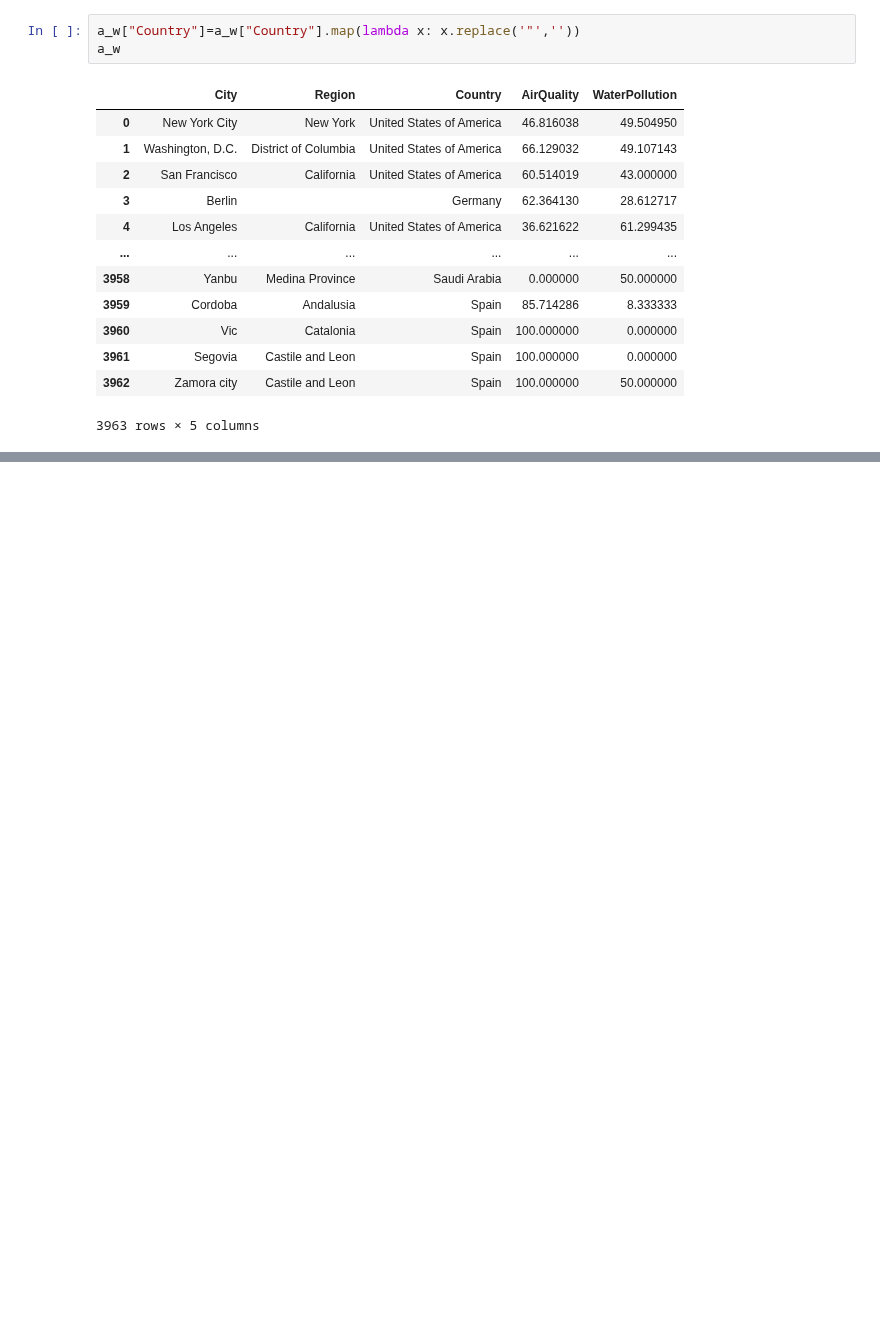
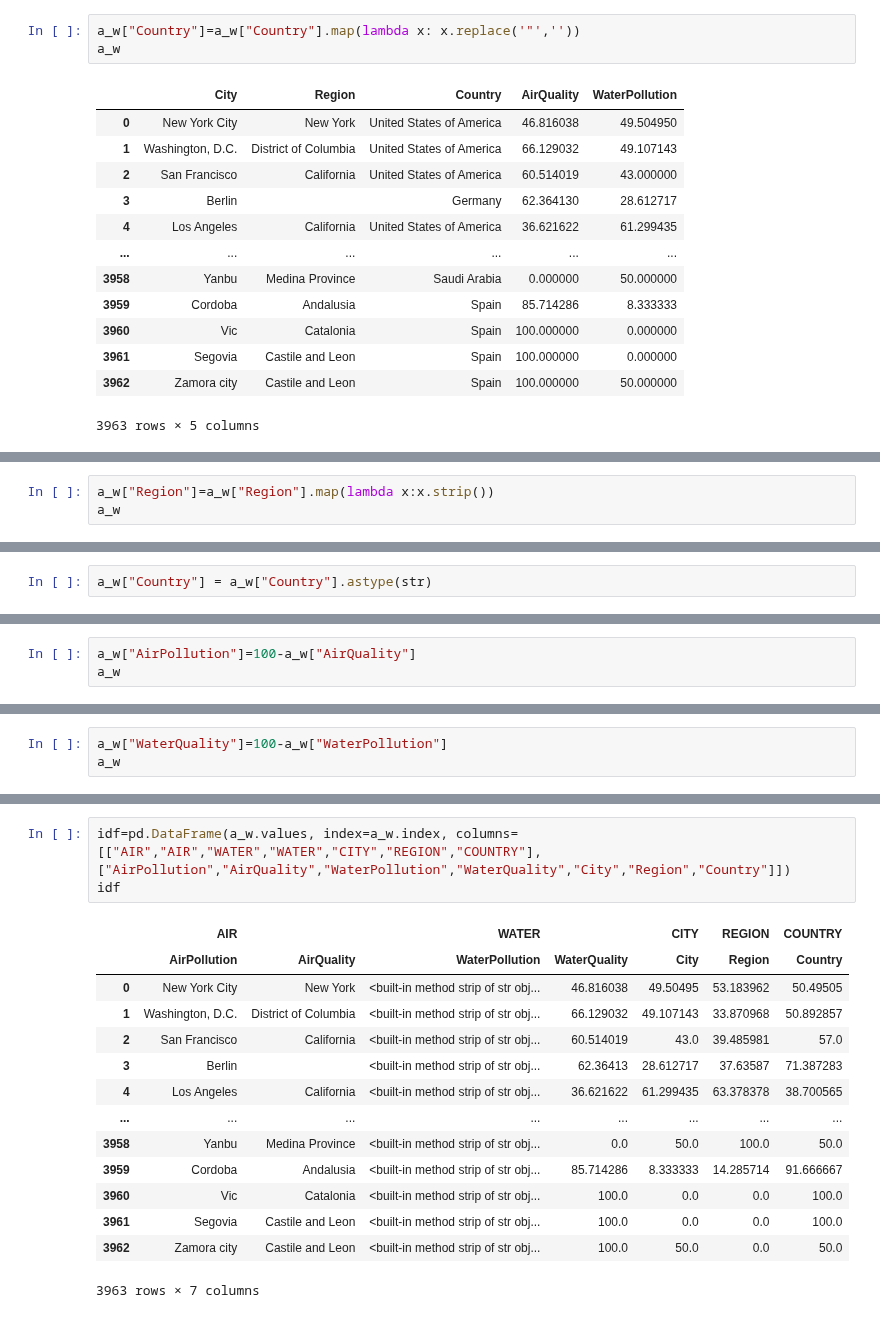
Before and after one commit to baxronovferuz1/DataScience_Np, a Jupyter notebook: data_processing.ipynb, the cells around one changed output, grey strips where cells are left out. Drawn from its saved outputs; the diff is of its cells as text; blank space fills up the shorter version.

Commit message:
indexing

```diff
--- a/data_processing.ipynb
+++ b/data_processing.ipynb
@@ -202,0 +207,3 @@ a_w
+# %%
+a_w["Region"]=a_w["Region"].map(lambda x:x.strip())
+a_w
@@ -202,0 +281,2 @@ a_w
+# %%
+a_w["Country"] = a_w["Country"].astype(str)
@@ -202,0 +336,3 @@ a_w
+# %%
+a_w["AirPollution"]=100-a_w["AirQuality"]
+a_w
@@ -202,0 +353,3 @@ a_w
+# %%
+a_w["WaterQuality"]=100-a_w["WaterPollution"]
+a_w
@@ -202,0 +370,18 @@ a_w
+# %%
+idf=pd.DataFrame(a_w.values, index=a_w.index, columns=[["AIR","AIR","WATER","WATER","CITY","REGION","COUNTRY"],["AirPollution","AirQuality","WaterPollution","WaterQuality","City","Region","Country"]])
+idf
+# %% [output]
+|  | AIR |  | WATER |  | CITY | REGION | COUNTRY |
+|  | AirPollution | AirQuality | WaterPollution | WaterQuality | City | Region | Country |
+| 0 | New York City | New York | <built-in method strip of str obj... | 46.816038 | 49.50495 | 53.183962 | 50.49505 |
+| 1 | Washington, D.C. | District of Columbia | <built-in method strip of str obj... | 66.129032 | 49.107143 | 33.870968 | 50.892857 |
+| 2 | San Francisco | California | <built-in method strip of str obj... | 60.514019 | 43.0 | 39.485981 | 57.0 |
+| 3 | Berlin |  | <built-in method strip of str obj... | 62.36413 | 28.612717 | 37.63587 | 71.387283 |
+| 4 | Los Angeles | California | <built-in method strip of str obj... | 36.621622 | 61.299435 | 63.378378 | 38.700565 |
+| ... | ... | ... | ... | ... | ... | ... | ... |
+| 3958 | Yanbu | Medina Province | <built-in method strip of str obj... | 0.0 | 50.0 | 100.0 | 50.0 |
+| 3959 | Cordoba | Andalusia | <built-in method strip of str obj... | 85.714286 | 8.333333 | 14.285714 | 91.666667 |
+| 3960 | Vic | Catalonia | <built-in method strip of str obj... | 100.0 | 0.0 | 0.0 | 100.0 |
+| 3961 | Segovia | Castile and Leon | <built-in method strip of str obj... | 100.0 | 0.0 | 0.0 | 100.0 |
+| 3962 | Zamora city | Castile and Leon | <built-in method strip of str obj... | 100.0 | 50.0 | 0.0 | 50.0 |
+3963 rows × 7 columns
```
Also changed, not shown: parts of 20 cells of this notebook.
